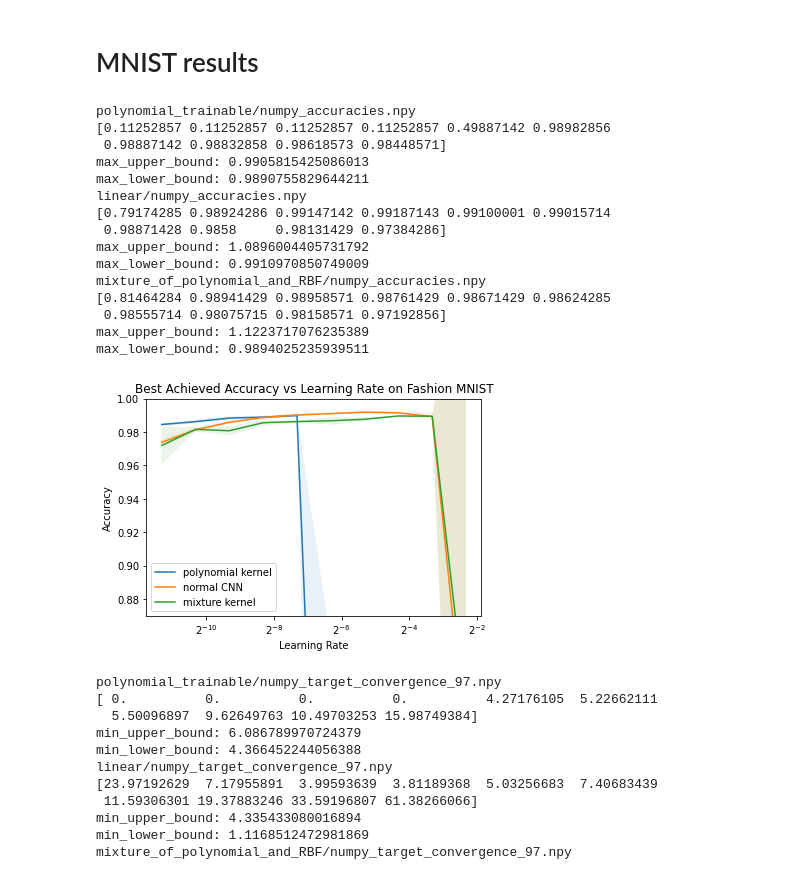
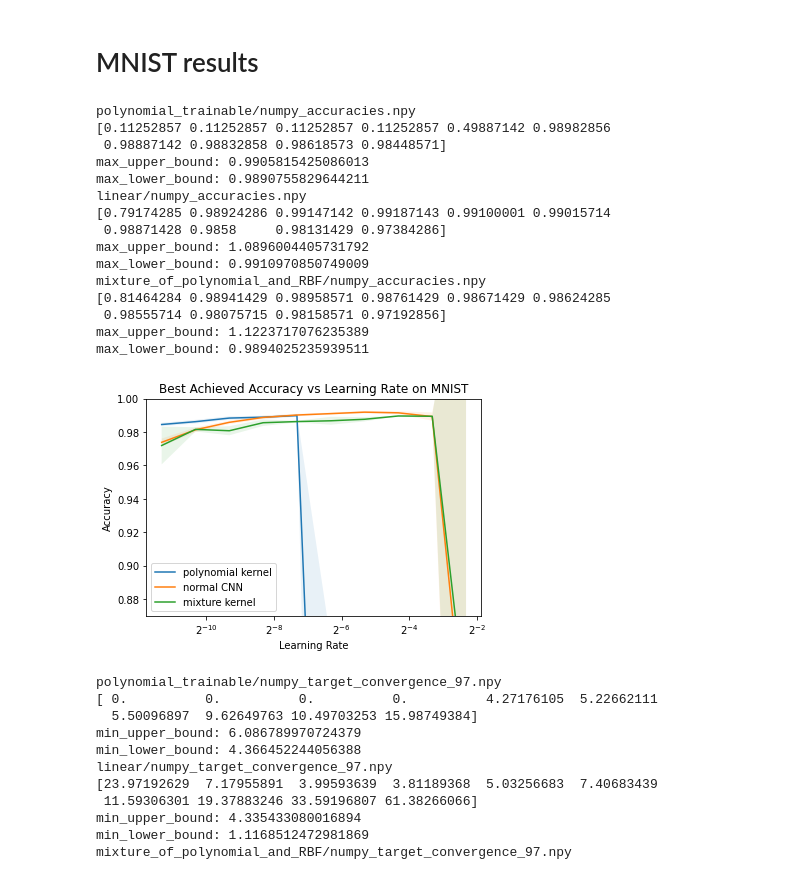
Before and after one commit to NickPerezCarletonUniversity/Kervolution, a Jupyter notebook: Create_Plots.ipynb, the cells around one changed output. Drawn from its saved outputs; the diff is of its cells as text; code cells hidden in the pictures.

```diff
--- a/Create_Plots.ipynb
+++ b/Create_Plots.ipynb
@@ -152,32 +152,32 @@ def generate_figure(path_to_files, list_of_file_names, learning_rates_file, fig_
 # %%
 path_to_files = os.path.join(os.getcwd(),'final_results/20_epochs_mnist/')
 list_of_file_names = ['polynomial_trainable/numpy_accuracies.npy','linear/numpy_accuracies.npy',
                      'mixture_of_polynomial_and_RBF/numpy_accuracies.npy']
 learning_rates_file = 'linear/numpy_learning_rates.npy'
-fig_title = 'Best Achieved Accuracy vs Learning Rate on Fashion MNIST'
+fig_title = 'Best Achieved Accuracy vs Learning Rate on MNIST'
 fig_legend = ['polynomial kernel', 'normal CNN', 'mixture kernel']
 file_to_save = "mnist_highest_accuracies.jpg"
 x_label = 'Learning Rate'
 y_label = 'Accuracy'
 generate_figure(path_to_files, list_of_file_names, learning_rates_file, fig_title, fig_legend, file_to_save,
                 x_label, y_label, legend_loc="lower left")
 # %% [output]
 polynomial_trainable/numpy_accuracies.npy
 [0.11252857 0.11252857 0.11252857 0.11252857 0.49887142 0.98982856
  0.98887142 0.98832858 0.98618573 0.98448571]
 max_upper_bound: 0.9905815425086013
 max_lower_bound: 0.9890755829644211
 linear/numpy_accuracies.npy
 [0.79174285 0.98924286 0.99147142 0.99187143 0.99100001 0.99015714
  0.98871428 0.9858     0.98131429 0.97384286]
 max_upper_bound: 1.0896004405731792
 max_lower_bound: 0.9910970850749009
 mixture_of_polynomial_and_RBF/numpy_accuracies.npy
 [0.81464284 0.98941429 0.98958571 0.98761429 0.98671429 0.98624285
  0.98555714 0.98075715 0.98158571 0.97192856]
 max_upper_bound: 1.1223717076235389
 max_lower_bound: 0.9894025235939511
-[figure, old version]
+[figure, new version]
 # %%
 path_to_files = os.path.join(os.getcwd(),'final_results/20_epochs_mnist/')
 list_of_file_names = ['polynomial_trainable/numpy_target_convergence_97.npy',
```
Also changed, not shown: 6 other files.
